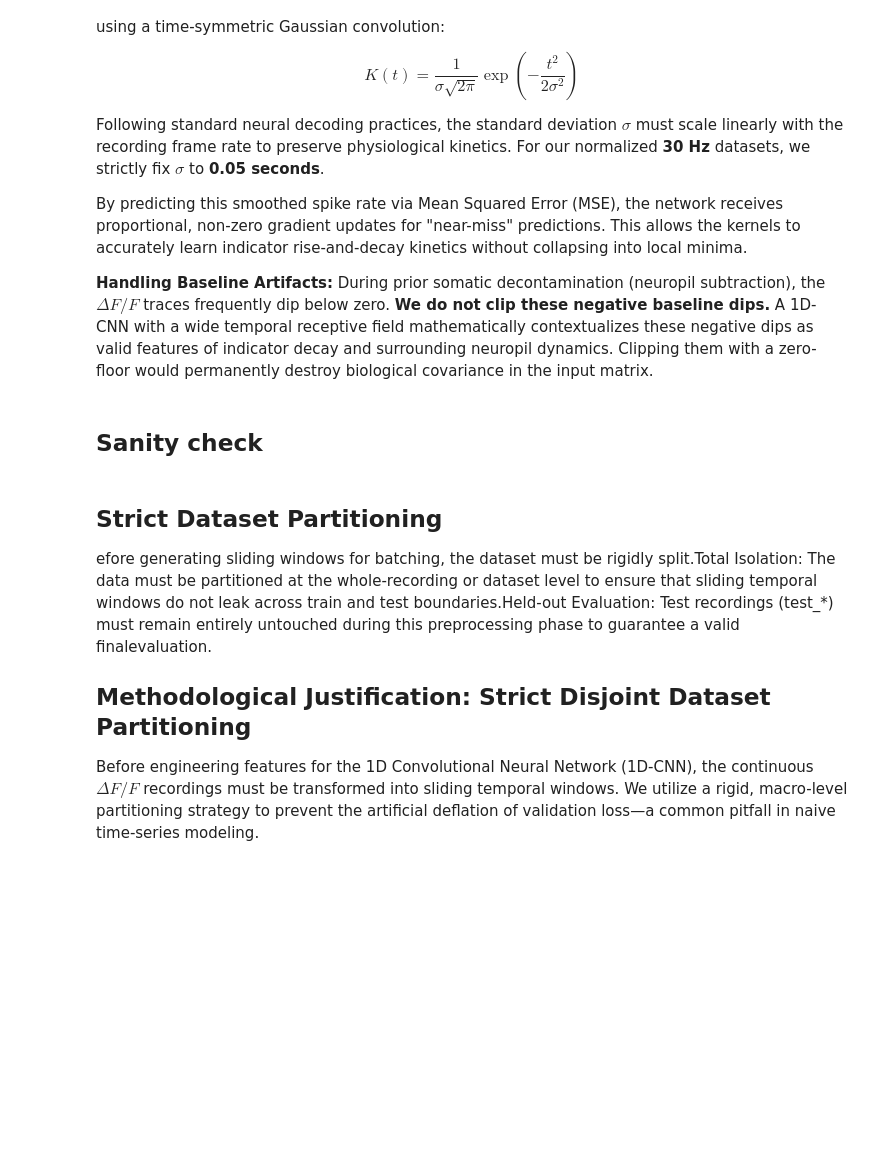
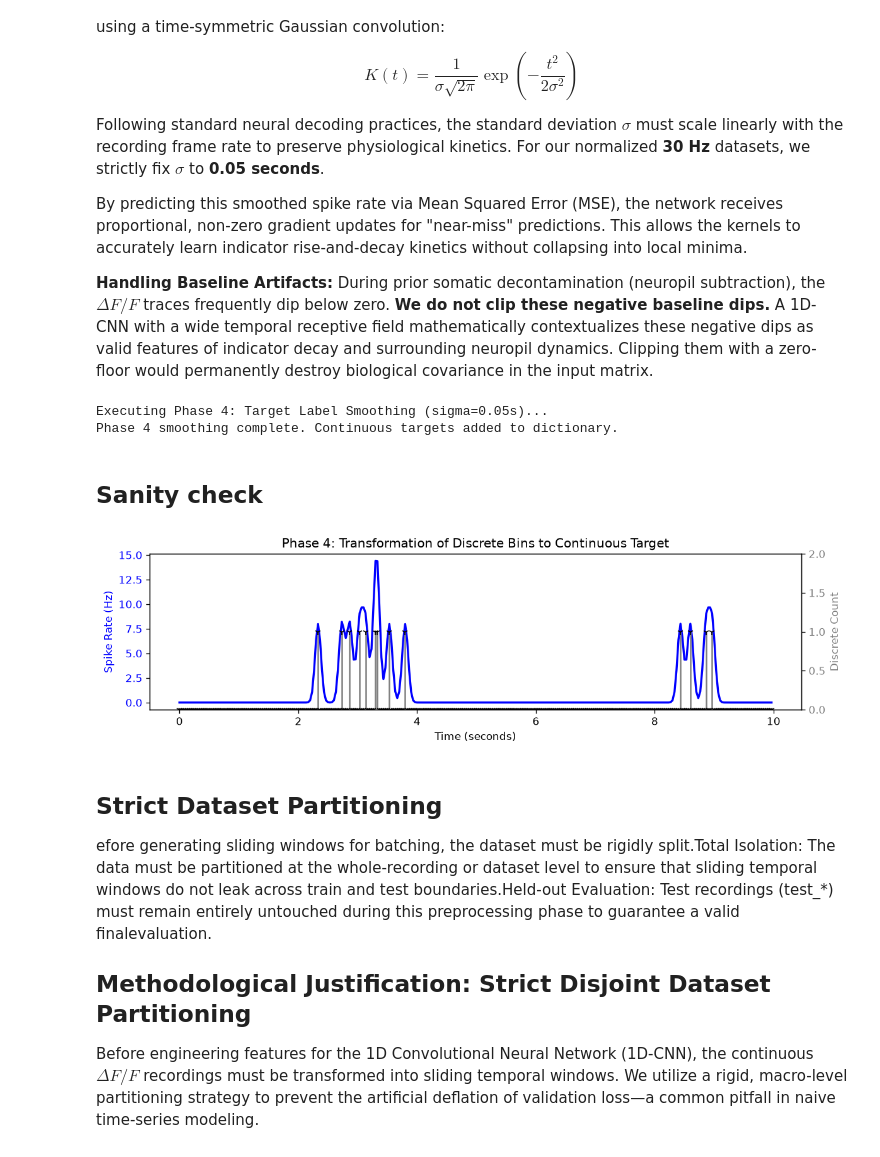
Before and after one commit to F-vdHaar/neural_ds_generalisation, a Jupyter notebook: spike_inference.ipynb, the cells around one changed output. Cells and saved outputs as stored; diff of their text form; code cells hidden in the pictures; blank space fills up the shorter version.

```diff
--- a/spike_inference.ipynb
+++ b/spike_inference.ipynb
@@ -412,10 +448,6 @@ By predicting this smoothed spike rate via Mean Squared Error (MSE), the network
 **Handling Baseline Artifacts:**
 During prior somatic decontamination (neuropil subtraction), the $\Delta F/F$ traces frequently dip below zero. **We do not clip these negative baseline dips.** A 1D-CNN with a wide temporal receptive field mathematically contextualizes these negative dips as valid features of indicator decay and surrounding neuropil dynamics. Clipping them with a zero-floor would permanently destroy biological covariance in the input matrix.
 # %%
-# --- ADD TO spike_inference.ipynb ---
-import numpy as np
-import matplotlib.pyplot as plt
-import utils  # Make sure your smooth_spike_train function is saved here
 
 # TARGET PARAMETERS (Cascade Standard)
 # Relying directly on the standard you defined in Phase 2
@@ -424,9 +456,10 @@ SIGMA_SECONDS = 0.05
 print(f"Executing Phase 4: Target Label Smoothing (sigma={SIGMA_SECONDS}s)...")
 
 # 1. Apply smoothing strictly PER RECORDING to prevent boundary leakage
-for recording_id, rec_data in phase2_aligned_data.items():
-    # Extract the discrete aligned bins you generated in Phase 2
-    binned_spikes = rec_data['aligned_spike_counts']
+for recording_id, rec_data in phase3_clean_data.items(): # FIX: Iterate over phase3_clean_data
+
+    # Extract the discrete aligned bins you generated in Phase 3
+    binned_spikes = rec_data['spikes_binned'] # FIX: Update to the correct Phase 3 key
 
     # Smooth the spikes
     smoothed_rates = utils.smooth_spike_train(
@@ -436,46 +469,51 @@ for recording_id, rec_data in phase2_aligned_data.items():
     )
 
     # Store the continuous targets back into your master dictionary
-    phase2_aligned_data[recording_id]['smoothed_spike_rates'] = smoothed_rates
+    phase3_clean_data[recording_id]['smoothed_spike_rates'] = smoothed_rates # FIX: Save to phase3_clean_data
 
 print("Phase 4 smoothing complete. Continuous targets added to dictionary.")
+# %% [output]
+Executing Phase 4: Target Label Smoothing (sigma=0.05s)...
+Phase 4 smoothing complete. Continuous targets added to dictionary.
 # %% [markdown]
 ## Sanity check
 # %%
-
-# 2. Visual Sanity Check (Best Practice: Build Data Intuition)
+# 2. Visual Sanity Check
 # Dynamically select the first recording in your dictionary for visualization
 example_rec_id = list(phase3_clean_data.keys())[0]
 example_data = phase3_clean_data[example_rec_id]
 
 # Slice the data for a 10-second plot
 frames_to_plot = int(10 * TARGET_FRAME_RATE)
 time_axis = np.arange(frames_to_plot) / TARGET_FRAME_RATE
 
-binned_plot = example_data['aligned_spike_counts'][:frames_to_plot]
+# FIX: Request 'spikes_binned' instead of the outdated 'aligned_spike_counts'
+binned_plot = example_data['spikes_binned'][:frames_to_plot]
 smoothed_plot = example_data['smoothed_spike_rates'][:frames_to_plot]
 
 # Generate Publication-Ready Plot
-fig, ax1 = plt.subplots(figsize=(10, 3), dpi=120)
+fig, ax1 = plt.subplots(figsize=(10,3), dpi=120)
 
 # Plot discrete spikes as a stem plot on a secondary y-axis for clarity
 ax2 = ax1.twinx()
 ax2.stem(time_axis, binned_plot,
-         linefmt='grey', markerfmt='k|', basefmt=' ', label='Discrete Bins')
+         linefmt='grey', markerfmt='k1', basefmt=' ', label='Discrete Bins')
 ax2.set_ylabel('Discrete Count', color='grey')
 ax2.set_ylim(0, max(binned_plot) + 1)
 ax2.tick_params(axis='y', labelcolor='grey')
 
 # Plot the smoothed continuous target
 ax1.plot(time_axis, smoothed_plot,
-         color='blue', linewidth=2, label=rf'Smoothed Rate ($\sigma$={SIGMA_SECONDS}s)')
+         color='blue', linewidth=2, label=rf'Smoothed Rate ($\sigma={SIGMA_SECONDS}$s)')
 ax1.set_xlabel('Time (seconds)')
 ax1.set_ylabel('Spike Rate (Hz)', color='blue')
 ax1.tick_params(axis='y', labelcolor='blue')
 
-plt.title(f'Phase 4: Transformation of Discrete Bins to Continuous Target\n(Recording ID: {example_rec_id})')
+plt.title('Phase 4: Transformation of Discrete Bins to Continuous Target')
 fig.tight_layout()
 plt.show()
+# %% [output]
+[figure, added]
 # %% [markdown]
 ## Strict Dataset Partitioning
 
```
Also changed, not shown: parts of 11 cells of this notebook, 1 other file.
